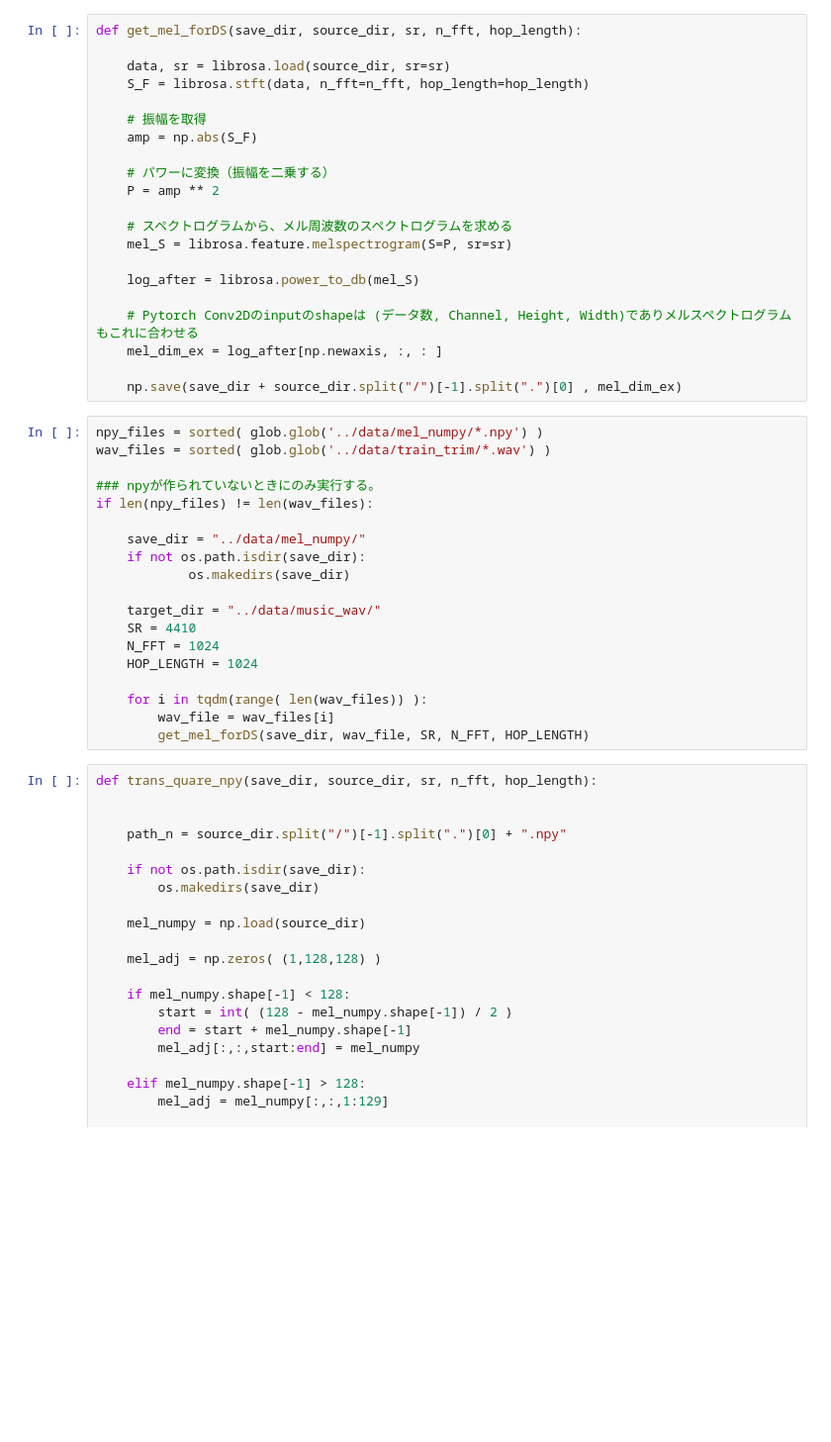
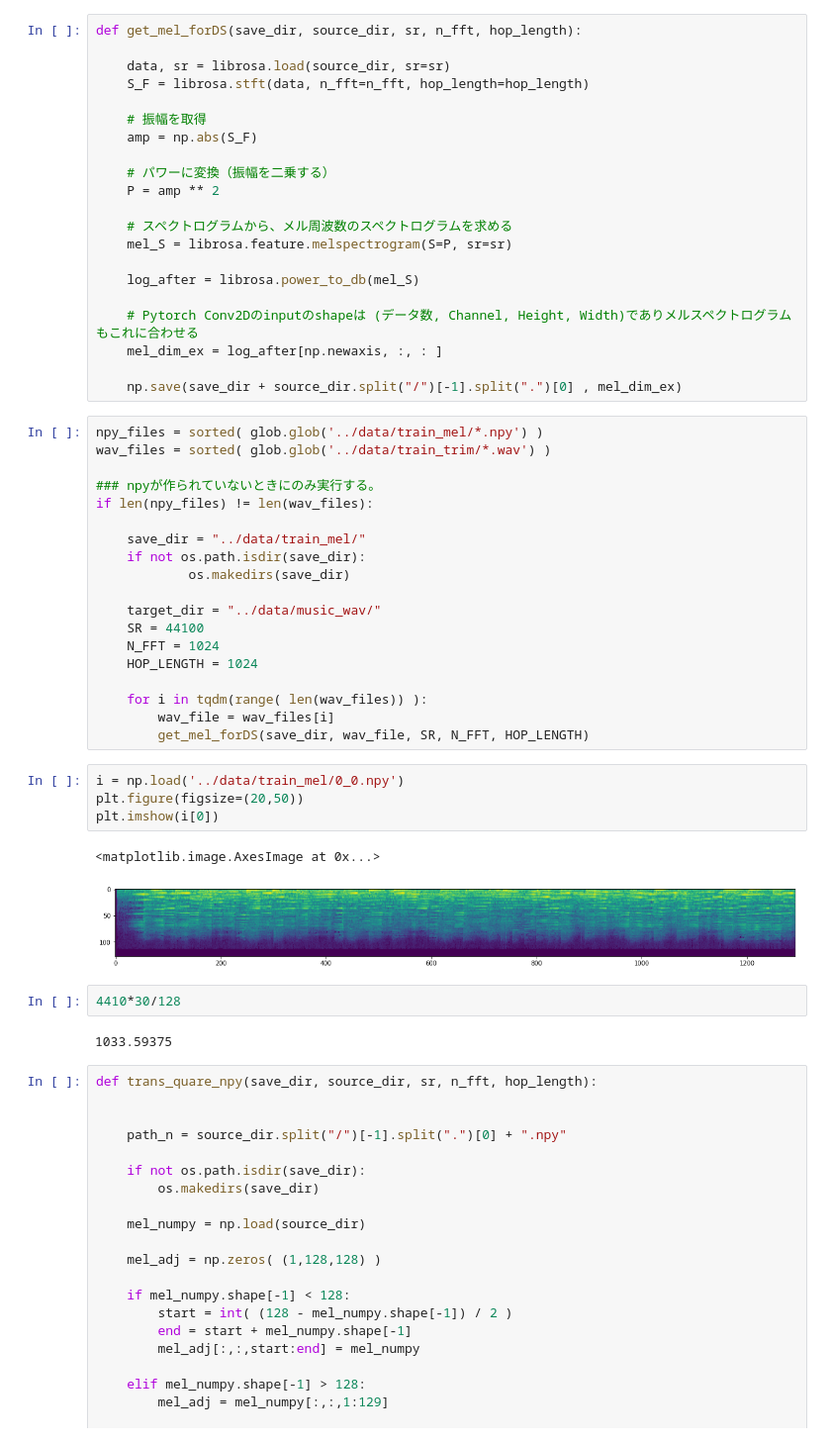
Before and after one commit to heizari/nishika_composer, a Jupyter notebook: notebook/002_data_create.ipynb, the cells around one changed output. Shown: that part at 99% size. Drawn from its saved outputs; the diff is of its cells as text; blank space fills up the shorter version.

```diff
--- a/notebook/002_data_create.ipynb
+++ b/notebook/002_data_create.ipynb
@@ -34,24 +34,35 @@ def get_mel_forDS(save_dir, source_dir, sr, n_fft, hop_length):
 
     np.save(save_dir + source_dir.split("/")[-1].split(".")[0] , mel_dim_ex)
 # %%
-npy_files = sorted( glob.glob('../data/mel_numpy/*.npy') )
+npy_files = sorted( glob.glob('../data/train_mel/*.npy') )
 wav_files = sorted( glob.glob('../data/train_trim/*.wav') )
 
 ### npyが作られていないときにのみ実行する。
 if len(npy_files) != len(wav_files):
 
-    save_dir = "../data/mel_numpy/"
+    save_dir = "../data/train_mel/"
     if not os.path.isdir(save_dir):
             os.makedirs(save_dir)
 
     target_dir = "../data/music_wav/"
-    SR = 4410
+    SR = 44100
     N_FFT = 1024
     HOP_LENGTH = 1024
 
     for i in tqdm(range( len(wav_files)) ):
         wav_file = wav_files[i]
         get_mel_forDS(save_dir, wav_file, SR, N_FFT, HOP_LENGTH)
+# %%
+i = np.load('../data/train_mel/0_0.npy')
+plt.figure(figsize=(20,50))
+plt.imshow(i[0])
+# %% [output]
+<matplotlib.image.AxesImage at 0x...>
+[figure, added]
+# %%
+4410*30/128
+# %% [output]
+1033.59375
 # %%
 def trans_quare_npy(save_dir, source_dir, sr, n_fft, hop_length):
 
```
Also changed, not shown: parts of 3 cells of this notebook, 1 other file.
